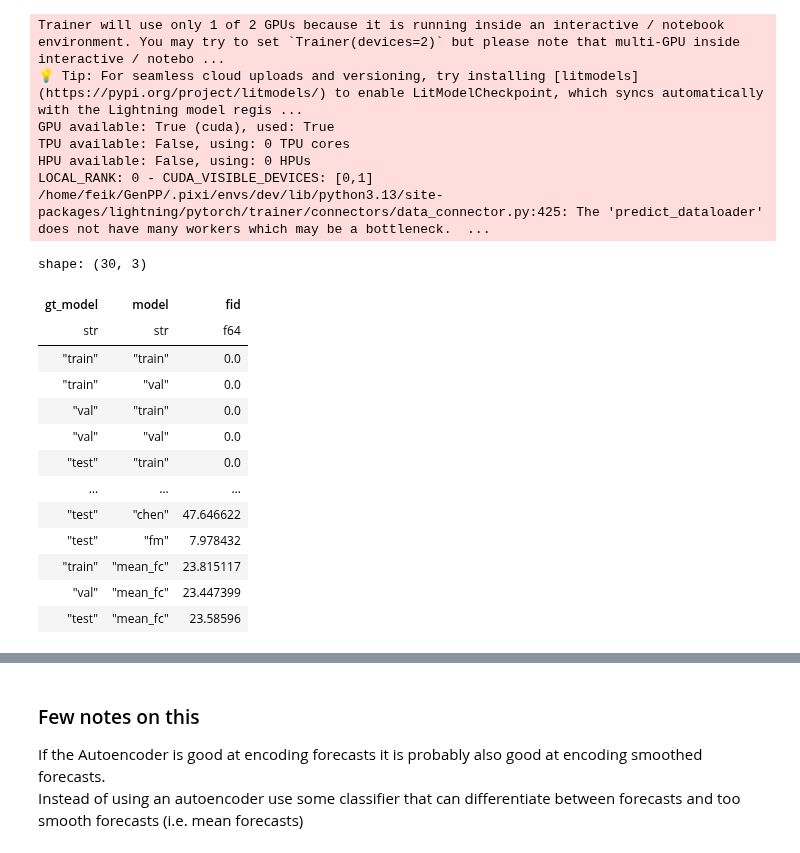
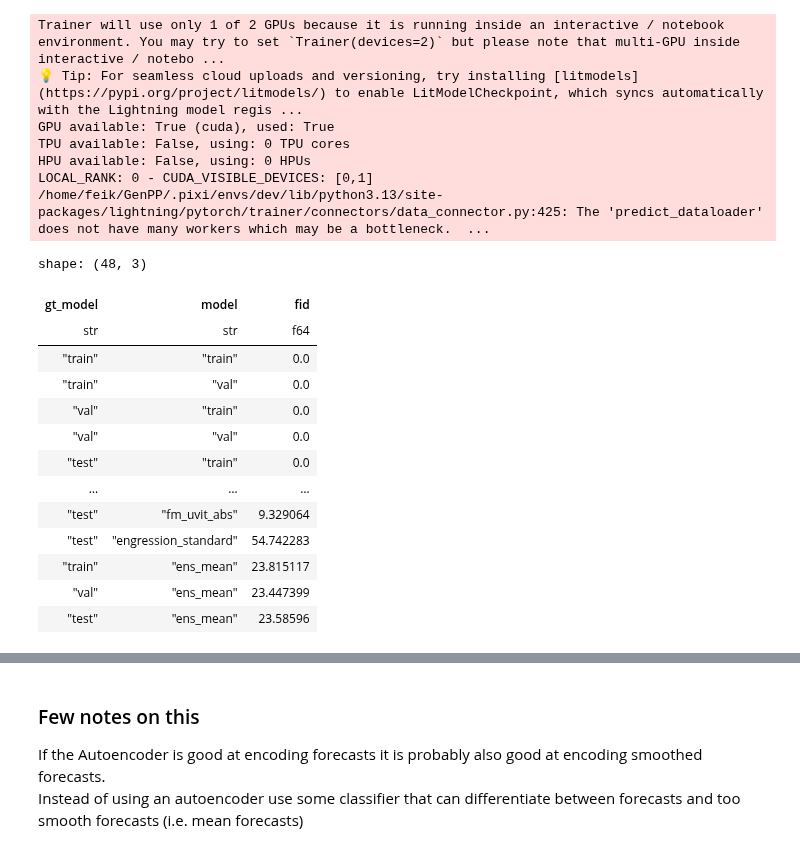
Before and after one commit to m-j-w-f/GenPP, a Jupyter notebook: src/genpp/eval/FID/vis_fid.ipynb, the cells around one changed output, grey strips where cells are left out. Cells and saved outputs as stored; diff of their text form; code cells hidden in the pictures.

```diff
--- a/src/genpp/eval/FID/vis_fid.ipynb
+++ b/src/genpp/eval/FID/vis_fid.ipynb
@@ -70,0 +49,2 @@ Loading channel_stds from checkpoint
+# %%
+encoder = best_encoders.classifierEncoder.model
@@ -133,13 +161,11 @@ LOCAL_RANK: 0 - CUDA_VISIBLE_DEVICES: [0,1]
 ## Compute the latents for the ground truth dataset
 This is the ifs ensemble predictions.
 # %%
-gt_path = BASE_DIR / "data" / "weatherbench2" / "ifs_ens.zarr"
-
 splits = [("train", TRAIN_PREDICTIONS), ("val", VAL_PREDICTIONS), ("test", TEST_PREDICTIONS)]
-gt_latents = {}
+gt_latents = []
 for split, split_prediction in splits:
     gt = (
-        xr.open_zarr(gt_path)[FC_VARS]
+        xr.open_zarr(FORECAST_ENS_PATH)[FC_VARS]
         .to_dataarray("feature")
         .stack(prediction=("time", "prediction_timedelta"))
         .sel(prediction=split_prediction)
@@ -156,7 +182,7 @@ for split, split_prediction in splits:
     dataloader = DataLoader(dataset, batch_size=64, shuffle=False)
     latents: list[torch.Tensor] = trainer.predict(encoder, dataloader)  # type: ignore
     latents_cat = torch.cat(latents, dim=0)
-    gt_latents[split] = latents_cat
+    gt_latents.append({"split": split, "latents": latents_cat})
 # %% [output]
 LOCAL_RANK: 0 - CUDA_VISIBLE_DEVICES: [0,1]
 /home/feik/GenPP/.pixi/envs/dev/lib/python3.13/site-packages/lightning/pytorch/trainer/connectors/data_connector.py:425: The 'predict_dataloader' does not have many workers which may be a bottleneck.  ...
@@ -277,8 +300,19 @@ mean_fc_dataset = TensorDataset(mean_fc_tensor)
 mean_fc_dataloader = DataLoader(mean_fc_dataset, batch_size=128, shuffle=False)
 
 trainer = L.Trainer(logger=False)
-predictions = trainer.predict(encoder, mean_fc_dataloader)
-predictions = torch.cat(predictions, dim=0)  # type: ignore
+ens_mean_preds = trainer.predict(encoder, mean_fc_dataloader)
+ens_mean_preds = torch.cat(ens_mean_preds, dim=0)  # type: ignore
+
+predictions.append(
+    {
+        "name": "ens_mean",
+        "tag": None,
+        "dependency_model": None,
+        "full_name": "ens_mean",
+        "file": None,
+        "latents": ens_mean_preds,
+    }
+)
 # %% [output]
 Trainer will use only 1 of 2 GPUs because it is running inside an interactive / notebook environment. You may try to set `Trainer(devices=2)` but please note that multi-GPU inside interactive / notebo ...
 💡 Tip: For seamless cloud uploads and versioning, try installing [litmodels](https://pypi.org/project/litmodels/) to enable LitModelCheckpoint, which syncs automatically with the Lightning model regis ...
@@ -288,36 +322,36 @@ HPU available: False, using: 0 HPUs
 LOCAL_RANK: 0 - CUDA_VISIBLE_DEVICES: [0,1]
 /home/feik/GenPP/.pixi/envs/dev/lib/python3.13/site-packages/lightning/pytorch/trainer/connectors/data_connector.py:425: The 'predict_dataloader' does not have many workers which may be a bottleneck.  ...
 # %%
-for gt_name, gt_model_latents in gt_latents.items():
+for gt in gt_latents:
     fid_value = fid(
-        features1=gt_model_latents,
-        features2=predictions,  # type: ignore
+        features1=gt["latents"],
+        features2=ens_mean_preds,  # type: ignore
     )
     rows.append(
         {
-            "gt_model": gt_name,
-            "model": "mean_fc",
+            "gt_model": gt["split"],
+            "model": "ens_mean",
             "fid": fid_value,
         }
     )
 # Clip values to be non-negative as these come from numerical errors
 fid_df = pl.DataFrame(rows).with_columns(pl.col("fid").clip(0, None))
 fid_df
 # %% [output]
-shape: (30, 3)
+shape: (48, 3)
 | gt_model | model | fid |
 | str | str | f64 |
 | "train" | "train" | 0.0 |
 | "train" | "val" | 0.0 |
 | "val" | "train" | 0.0 |
 | "val" | "val" | 0.0 |
 | "test" | "train" | 0.0 |
 | … | … | … |
-| "test" | "chen" | 47.646622 |
-| "test" | "fm" | 7.978432 |
-| "train" | "mean_fc" | 23.815117 |
-| "val" | "mean_fc" | 23.447399 |
-| "test" | "mean_fc" | 23.58596 |
+| "test" | "fm_uvit_abs" | 9.329064 |
+| "test" | "engression_standard" | 54.742283 |
+| "train" | "ens_mean" | 23.815117 |
+| "val" | "ens_mean" | 23.447399 |
+| "test" | "ens_mean" | 23.58596 |
 # %%
 fid_df.hvplot.heatmap(  # pyright: ignore[reportAttributeAccessIssue]
     x="gt_model",
```
Also changed, not shown: parts of 13 cells of this notebook, 2 other files.
